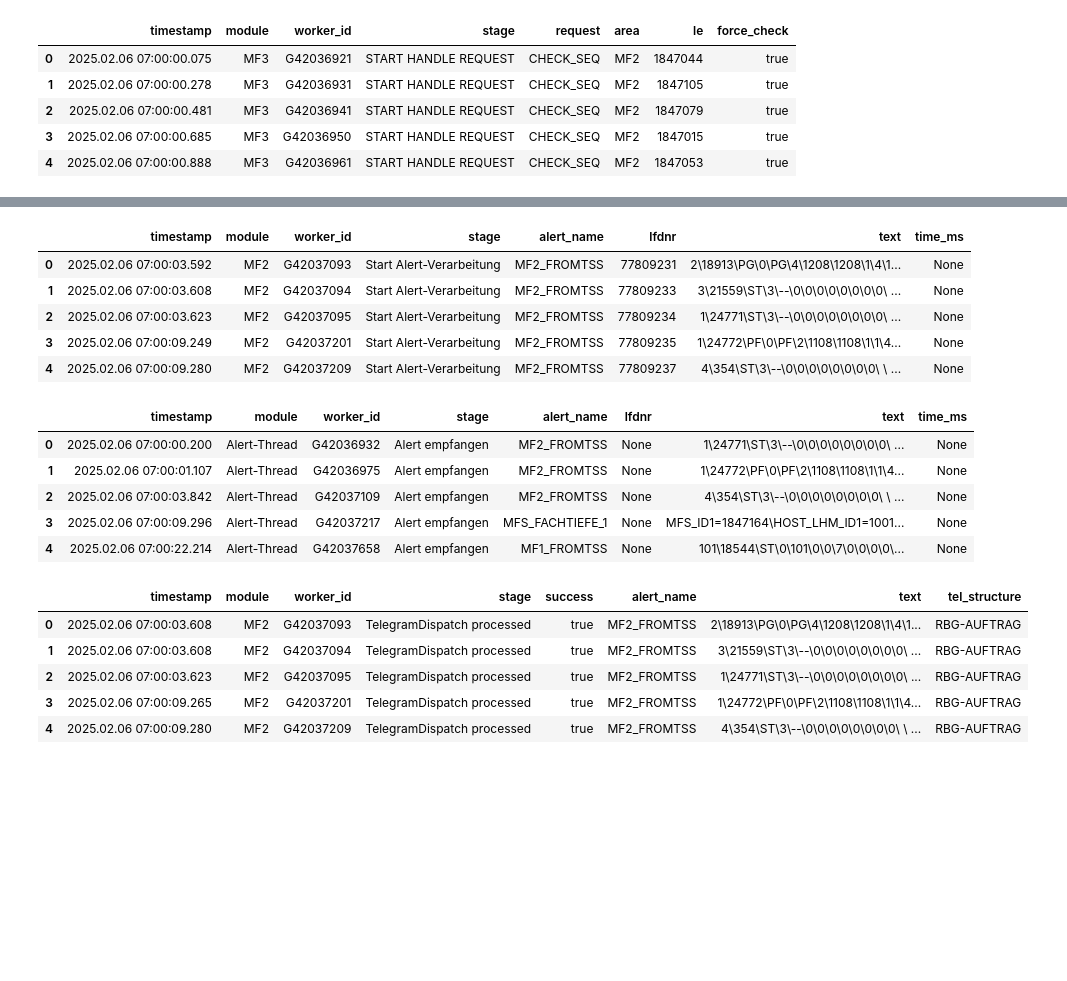
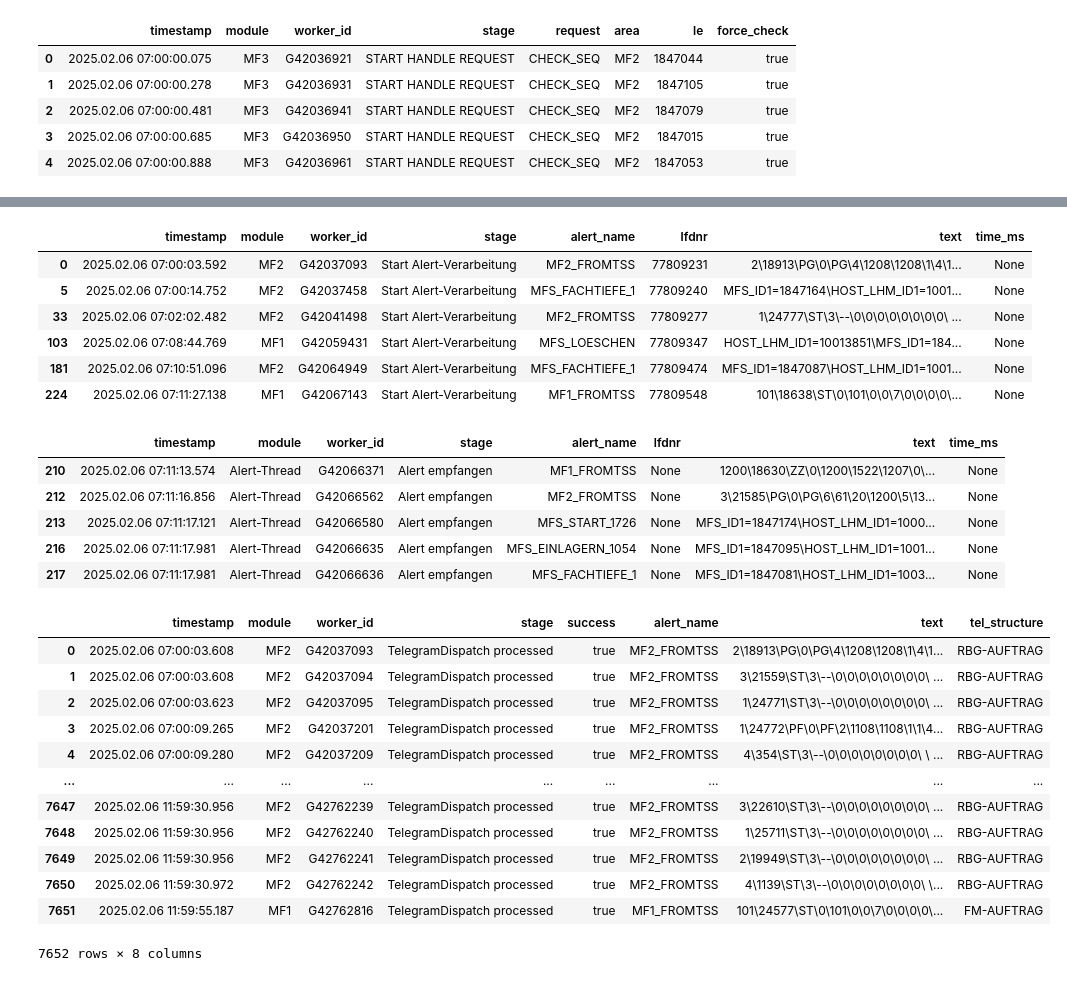
Before and after one commit to hseptiani/iis-seminar, a Jupyter notebook: analysis.ipynb, the cells around one changed output, grey strips where cells are left out. Drawn from its saved outputs; the diff is of its cells as text; code cells hidden in the pictures; blank space fills up the shorter version.

```diff
--- a/analysis.ipynb
+++ b/analysis.ipynb
@@ -107,28 +99,36 @@ dt_alerts_handled.head()
 # %%
-dt_alerts_processing.head()
+dt_alerts_processing[dt_alerts_processing['timestamp'].isin(['2025.02.06 07:00:03.592', '2025.02.06 07:00:14.752', '2025.02.06 07:02:02.482', '2025.02.06 07:08:44.769', '2025.02.06 07:10:51.096', '2025.02.06 07:11:27.138'])]
 # %% [output]
 |  | timestamp | module | worker_id | stage | alert_name | lfdnr | text | time_ms |
 | 0 | 2025.02.06 07:00:03.592 | MF2 | G42037093 | Start Alert-Verarbeitung | MF2_FROMTSS | 77809231 | 2\18913\PG\0\PG\4\1208\1208\1\4\1... | None |
-| 1 | 2025.02.06 07:00:03.608 | MF2 | G42037094 | Start Alert-Verarbeitung | MF2_FROMTSS | 77809233 | 3\21559\ST\3\--\0\0\0\0\0\0\0\0\ ... | None |
-| 2 | 2025.02.06 07:00:03.623 | MF2 | G42037095 | Start Alert-Verarbeitung | MF2_FROMTSS | 77809234 | 1\24771\ST\3\--\0\0\0\0\0\0\0\0\ ... | None |
-| 3 | 2025.02.06 07:00:09.249 | MF2 | G42037201 | Start Alert-Verarbeitung | MF2_FROMTSS | 77809235 | 1\24772\PF\0\PF\2\1108\1108\1\1\4... | None |
-| 4 | 2025.02.06 07:00:09.280 | MF2 | G42037209 | Start Alert-Verarbeitung | MF2_FROMTSS | 77809237 | 4\354\ST\3\--\0\0\0\0\0\0\0\0\ \ ... | None |
+| 5 | 2025.02.06 07:00:14.752 | MF2 | G42037458 | Start Alert-Verarbeitung | MFS_FACHTIEFE_1 | 77809240 | MFS_ID1=1847164\HOST_LHM_ID1=1001... | None |
+| 33 | 2025.02.06 07:02:02.482 | MF2 | G42041498 | Start Alert-Verarbeitung | MF2_FROMTSS | 77809277 | 1\24777\ST\3\--\0\0\0\0\0\0\0\0\ ... | None |
+| 103 | 2025.02.06 07:08:44.769 | MF1 | G42059431 | Start Alert-Verarbeitung | MFS_LOESCHEN | 77809347 | HOST_LHM_ID1=10013851\MFS_ID1=184... | None |
+| 181 | 2025.02.06 07:10:51.096 | MF2 | G42064949 | Start Alert-Verarbeitung | MFS_FACHTIEFE_1 | 77809474 | MFS_ID1=1847087\HOST_LHM_ID1=1001... | None |
+| 224 | 2025.02.06 07:11:27.138 | MF1 | G42067143 | Start Alert-Verarbeitung | MF1_FROMTSS | 77809548 | 101\18638\ST\0\101\0\0\7\0\0\0\0\... | None |
 # %%
-dt_alerts_received.head()
+dt_alerts_received[dt_alerts_received['timestamp'].isin(['2025.02.06 07:11:13.574', '2025.02.06 07:11:16.856', '2025.02.06 07:11:17.121', '2025.02.06 07:11:17.981', '2025.02.06 07:11:17.981', ''])]
 # %% [output]
 |  | timestamp | module | worker_id | stage | alert_name | lfdnr | text | time_ms |
-| 0 | 2025.02.06 07:00:00.200 | Alert-Thread | G42036932 | Alert empfangen | MF2_FROMTSS | None | 1\24771\ST\3\--\0\0\0\0\0\0\0\0\ ... | None |
-| 1 | 2025.02.06 07:00:01.107 | Alert-Thread | G42036975 | Alert empfangen | MF2_FROMTSS | None | 1\24772\PF\0\PF\2\1108\1108\1\1\4... | None |
-| 2 | 2025.02.06 07:00:03.842 | Alert-Thread | G42037109 | Alert empfangen | MF2_FROMTSS | None | 4\354\ST\3\--\0\0\0\0\0\0\0\0\ \ ... | None |
-| 3 | 2025.02.06 07:00:09.296 | Alert-Thread | G42037217 | Alert empfangen | MFS_FACHTIEFE_1 | None | MFS_ID1=1847164\HOST_LHM_ID1=1001... | None |
-| 4 | 2025.02.06 07:00:22.214 | Alert-Thread | G42037658 | Alert empfangen | MF1_FROMTSS | None | 101\18544\ST\0\101\0\0\7\0\0\0\0\... | None |
+| 210 | 2025.02.06 07:11:13.574 | Alert-Thread | G42066371 | Alert empfangen | MF1_FROMTSS | None | 1200\18630\ZZ\0\1200\1522\1207\0\... | None |
+| 212 | 2025.02.06 07:11:16.856 | Alert-Thread | G42066562 | Alert empfangen | MF2_FROMTSS | None | 3\21585\PG\0\PG\6\61\20\1200\5\13... | None |
+| 213 | 2025.02.06 07:11:17.121 | Alert-Thread | G42066580 | Alert empfangen | MFS_START_1726 | None | MFS_ID1=1847174\HOST_LHM_ID1=1000... | None |
+| 216 | 2025.02.06 07:11:17.981 | Alert-Thread | G42066635 | Alert empfangen | MFS_EINLAGERN_1054 | None | MFS_ID1=1847095\HOST_LHM_ID1=1001... | None |
+| 217 | 2025.02.06 07:11:17.981 | Alert-Thread | G42066636 | Alert empfangen | MFS_FACHTIEFE_1 | None | MFS_ID1=1847081\HOST_LHM_ID1=1003... | None |
 # %%
-dt_telegrams_processed.head()
+dt_telegrams_processed
 # %% [output]
 |  | timestamp | module | worker_id | stage | success | alert_name | text | tel_structure |
 | 0 | 2025.02.06 07:00:03.608 | MF2 | G42037093 | TelegramDispatch processed | true | MF2_FROMTSS | 2\18913\PG\0\PG\4\1208\1208\1\4\1... | RBG-AUFTRAG |
 | 1 | 2025.02.06 07:00:03.608 | MF2 | G42037094 | TelegramDispatch processed | true | MF2_FROMTSS | 3\21559\ST\3\--\0\0\0\0\0\0\0\0\ ... | RBG-AUFTRAG |
 | 2 | 2025.02.06 07:00:03.623 | MF2 | G42037095 | TelegramDispatch processed | true | MF2_FROMTSS | 1\24771\ST\3\--\0\0\0\0\0\0\0\0\ ... | RBG-AUFTRAG |
 | 3 | 2025.02.06 07:00:09.265 | MF2 | G42037201 | TelegramDispatch processed | true | MF2_FROMTSS | 1\24772\PF\0\PF\2\1108\1108\1\1\4... | RBG-AUFTRAG |
 | 4 | 2025.02.06 07:00:09.280 | MF2 | G42037209 | TelegramDispatch processed | true | MF2_FROMTSS | 4\354\ST\3\--\0\0\0\0\0\0\0\0\ \ ... | RBG-AUFTRAG |
+| ... | ... | ... | ... | ... | ... | ... | ... | ... |
+| 7647 | 2025.02.06 11:59:30.956 | MF2 | G42762239 | TelegramDispatch processed | true | MF2_FROMTSS | 3\22610\ST\3\--\0\0\0\0\0\0\0\0\ ... | RBG-AUFTRAG |
+| 7648 | 2025.02.06 11:59:30.956 | MF2 | G42762240 | TelegramDispatch processed | true | MF2_FROMTSS | 1\25711\ST\3\--\0\0\0\0\0\0\0\0\ ... | RBG-AUFTRAG |
+| 7649 | 2025.02.06 11:59:30.956 | MF2 | G42762241 | TelegramDispatch processed | true | MF2_FROMTSS | 2\19949\ST\3\--\0\0\0\0\0\0\0\0\ ... | RBG-AUFTRAG |
+| 7650 | 2025.02.06 11:59:30.972 | MF2 | G42762242 | TelegramDispatch processed | true | MF2_FROMTSS | 4\1139\ST\3\--\0\0\0\0\0\0\0\0\ \... | RBG-AUFTRAG |
+| 7651 | 2025.02.06 11:59:55.187 | MF1 | G42762816 | TelegramDispatch processed | true | MF1_FROMTSS | 101\24577\ST\0\101\0\0\7\0\0\0\0\... | FM-AUFTRAG |
+7652 rows × 8 columns
 # %%
```
Also changed, not shown: parts of 5 cells of this notebook, 7 other files.
